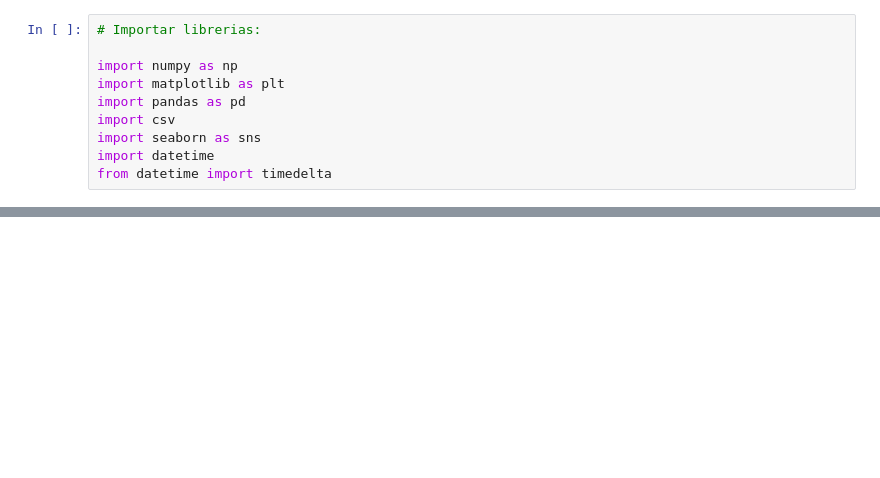
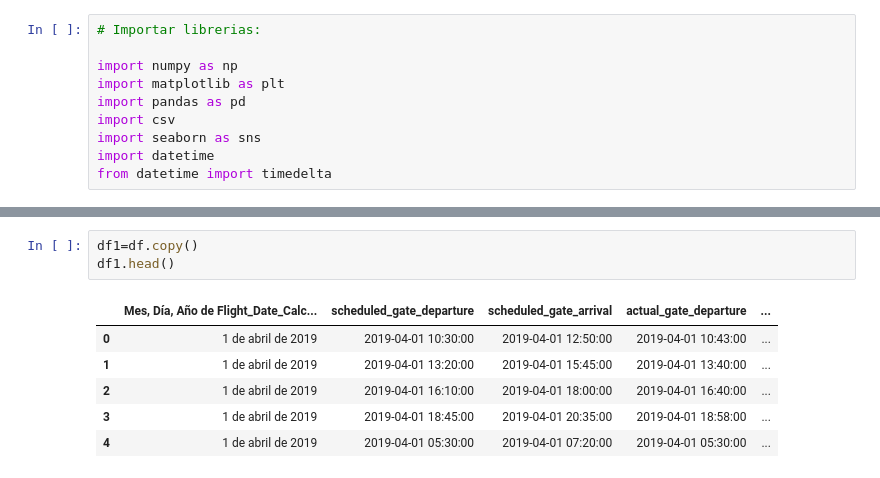
Before and after one commit to JMML2021/Entrega-projecte-final, a Jupyter notebook: Calculo_Ryainair2019ipynb.ipynb, the cells around one changed output, grey strips where cells are left out. Saved outputs shown, nothing was run; the diff lists cells and outputs as text; blank space fills up the shorter version.

```diff
--- a/Calculo_Ryainair2019ipynb.ipynb
+++ b/Calculo_Ryainair2019ipynb.ipynb
@@ -27,0 +60,10 @@ BadZipFile: ignored
+# %%
+df1=df.copy()
+df1.head()
+# %% [output]
+|  | Mes, Día, Año de Flight_Date_Calc... | scheduled_gate_departure | scheduled_gate_arrival | actual_gate_departure | ... |
+| 0 | 1 de abril de 2019 | 2019-04-01 10:30:00 | 2019-04-01 12:50:00 | 2019-04-01 10:43:00 | ... |
+| 1 | 1 de abril de 2019 | 2019-04-01 13:20:00 | 2019-04-01 15:45:00 | 2019-04-01 13:40:00 | ... |
+| 2 | 1 de abril de 2019 | 2019-04-01 16:10:00 | 2019-04-01 18:00:00 | 2019-04-01 16:40:00 | ... |
+| 3 | 1 de abril de 2019 | 2019-04-01 18:45:00 | 2019-04-01 20:35:00 | 2019-04-01 18:58:00 | ... |
+| 4 | 1 de abril de 2019 | 2019-04-01 05:30:00 | 2019-04-01 07:20:00 | 2019-04-01 05:30:00 | ... |
```
Also changed, not shown: parts of 9 cells of this notebook.
